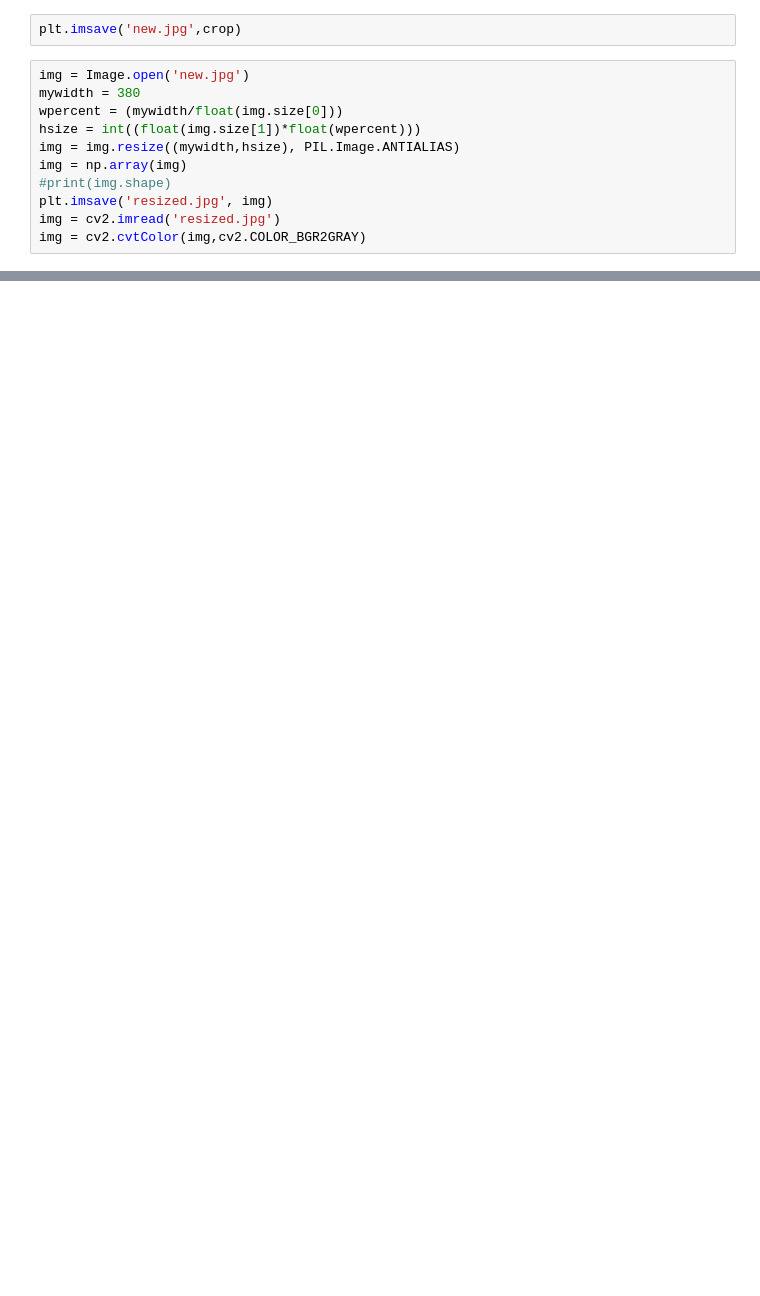
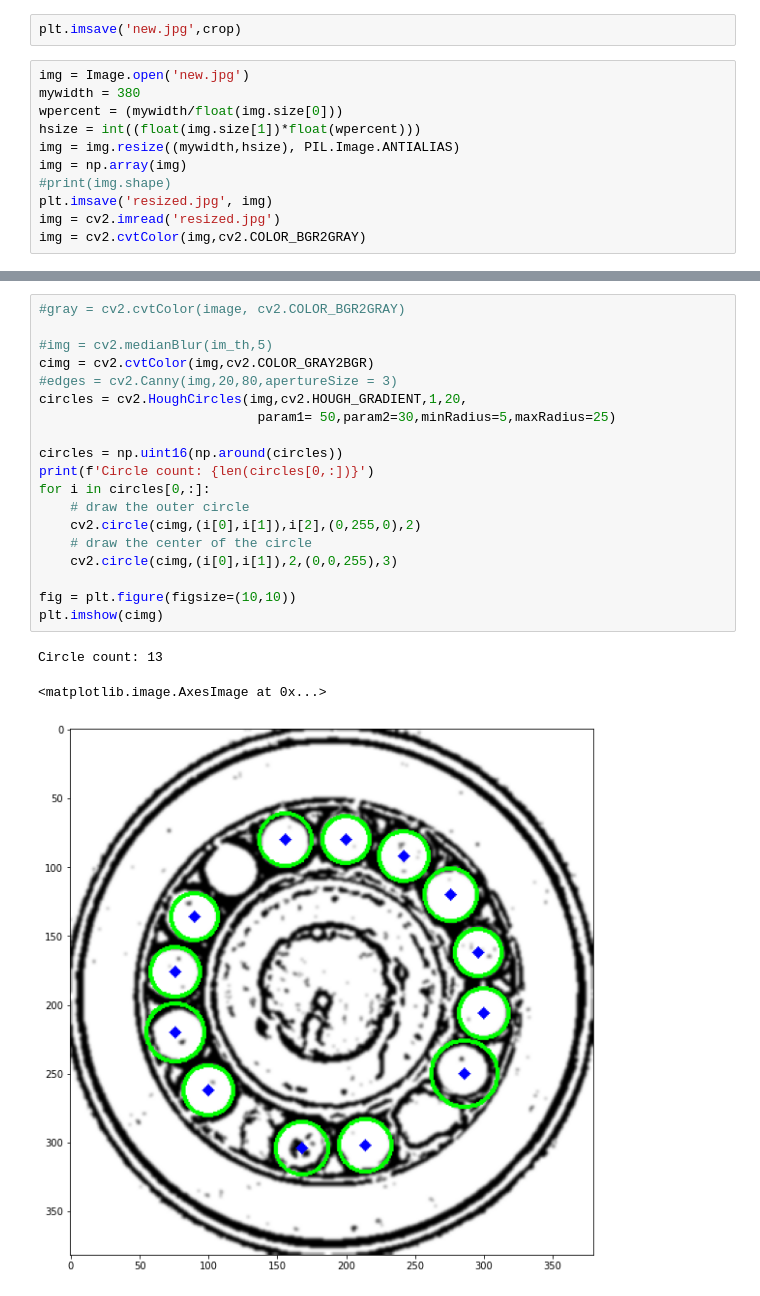
Before and after one commit to sayan0506/Classifying-the-cylindrical-bearings-based-on-needle-count, a Jupyter notebook: Cynlr_3_all_working.ipynb, the cells around one changed output, grey strips where cells are left out. Cells and saved outputs as stored; diff of their text form; blank space fills up the shorter version.

```diff
--- a/Cynlr_3_all_working.ipynb
+++ b/Cynlr_3_all_working.ipynb
@@ -294,0 +244,23 @@ Circle count: 15
+# %%
+#gray = cv2.cvtColor(image, cv2.COLOR_BGR2GRAY)
+
+#img = cv2.medianBlur(im_th,5)
+cimg = cv2.cvtColor(img,cv2.COLOR_GRAY2BGR)
+#edges = cv2.Canny(img,20,80,apertureSize = 3)
+circles = cv2.HoughCircles(img,cv2.HOUGH_GRADIENT,1,20,
+                            param1= 50,param2=30,minRadius=5,maxRadius=25)
+
+circles = np.uint16(np.around(circles))
+print(f'Circle count: {len(circles[0,:])}')
+for i in circles[0,:]:
+    # draw the outer circle
+    cv2.circle(cimg,(i[0],i[1]),i[2],(0,255,0),2)
+    # draw the center of the circle
+    cv2.circle(cimg,(i[0],i[1]),2,(0,0,255),3)
+
+fig = plt.figure(figsize=(10,10))
+plt.imshow(cimg)
+# %% [output]
+Circle count: 13
+<matplotlib.image.AxesImage at 0x...>
+[figure, added]
```
Also changed, not shown: parts of 13 cells of this notebook.
